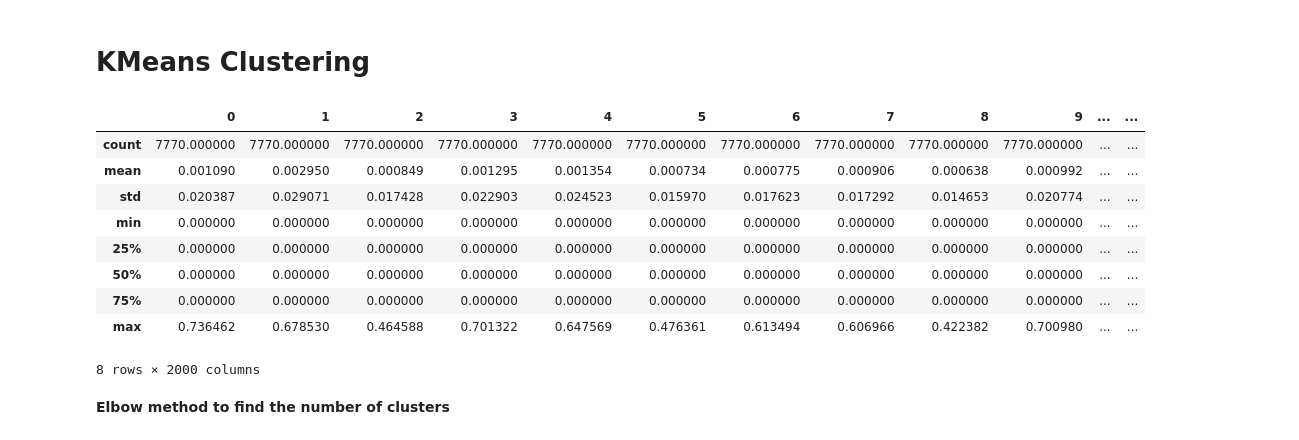
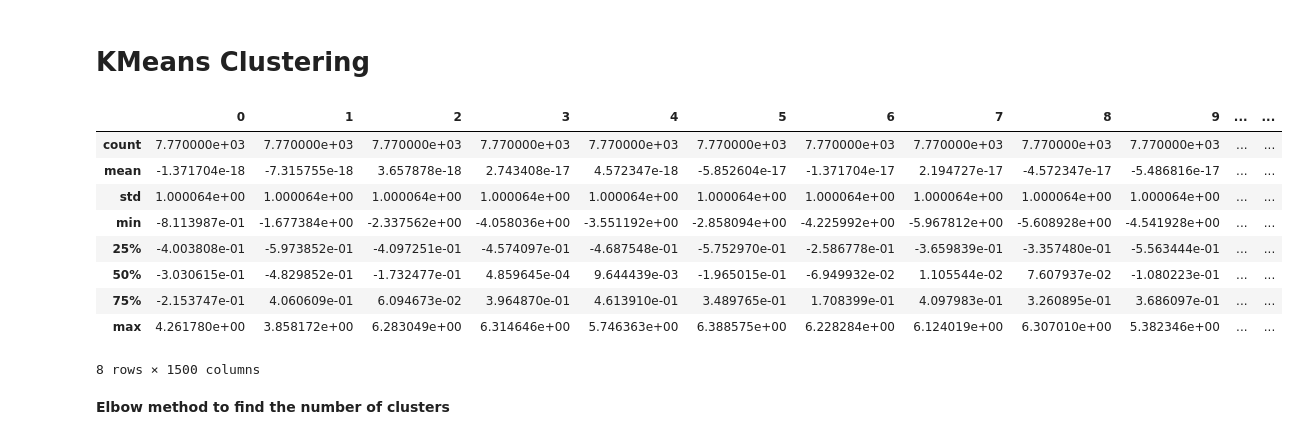
Before and after one commit to charann90/Netflix-Movies-and-TV-Shows-Clustering, a Jupyter notebook: netflix.ipynb, the cells around one changed output. Saved outputs shown, nothing was run; the diff lists cells and outputs as text; code cells hidden in the pictures.

```diff
--- a/netflix.ipynb
+++ b/netflix.ipynb
@@ -763,7 +730,7 @@ Text(0, 0.5, 'eVR')
 # %%
 #dimensionality reduction after getting to know number of components to summarize
 pca=PCA(n_components=1500)
-f_pca=pca.fit_transform(x)
+f_pca=pca.fit_transform(df_all)
 # %%
 f_pca
 # %% [output]
@@ -783,3 +750,3 @@ array([[-1.01966782e-01,  2.23438248e-01, -5.42562270e-02, ...,
 # %%
-y=pd.DataFrame(f_pca)
+y_df=pd.DataFrame(f_pca)
 # %%
@@ -804,24 +771,25 @@ from sklearn.cluster import KMeans
 from sklearn.metrics import silhouette_score
 from sklearn.cluster import AgglomerativeClustering
 # %%
+#scaling the data
 scalar=StandardScaler()
-rescaled=scalar.fit_transform(y)
+rescaled=scalar.fit_transform(y_df)
 scaled_values=rescaled
 # %%
-new=pd.DataFrame(x)
+df2=pd.DataFrame(scaled_values)
 # %%
-new.describe()
+df2.describe()
 # %% [output]
 |  | 0 | 1 | 2 | 3 | 4 | 5 | 6 | 7 | 8 | 9 | ... | ... |
-| count | 7770.000000 | 7770.000000 | 7770.000000 | 7770.000000 | 7770.000000 | 7770.000000 | 7770.000000 | 7770.000000 | 7770.000000 | 7770.000000 | ... | ... |
-| mean | 0.001090 | 0.002950 | 0.000849 | 0.001295 | 0.001354 | 0.000734 | 0.000775 | 0.000906 | 0.000638 | 0.000992 | ... | ... |
-| std | 0.020387 | 0.029071 | 0.017428 | 0.022903 | 0.024523 | 0.015970 | 0.017623 | 0.017292 | 0.014653 | 0.020774 | ... | ... |
-| min | 0.000000 | 0.000000 | 0.000000 | 0.000000 | 0.000000 | 0.000000 | 0.000000 | 0.000000 | 0.000000 | 0.000000 | ... | ... |
-| 25% | 0.000000 | 0.000000 | 0.000000 | 0.000000 | 0.000000 | 0.000000 | 0.000000 | 0.000000 | 0.000000 | 0.000000 | ... | ... |
-| 50% | 0.000000 | 0.000000 | 0.000000 | 0.000000 | 0.000000 | 0.000000 | 0.000000 | 0.000000 | 0.000000 | 0.000000 | ... | ... |
-| 75% | 0.000000 | 0.000000 | 0.000000 | 0.000000 | 0.000000 | 0.000000 | 0.000000 | 0.000000 | 0.000000 | 0.000000 | ... | ... |
-| max | 0.736462 | 0.678530 | 0.464588 | 0.701322 | 0.647569 | 0.476361 | 0.613494 | 0.606966 | 0.422382 | 0.700980 | ... | ... |
+| count | 7.770000e+03 | 7.770000e+03 | 7.770000e+03 | 7.770000e+03 | 7.770000e+03 | 7.770000e+03 | 7.770000e+03 | 7.770000e+03 | 7.770000e+03 | 7.770000e+03 | ... | ... |
+| mean | -1.371704e-18 | -7.315755e-18 | 3.657878e-18 | 2.743408e-17 | 4.572347e-18 | -5.852604e-17 | -1.371704e-17 | 2.194727e-17 | -4.572347e-17 | -5.486816e-17 | ... | ... |
+| std | 1.000064e+00 | 1.000064e+00 | 1.000064e+00 | 1.000064e+00 | 1.000064e+00 | 1.000064e+00 | 1.000064e+00 | 1.000064e+00 | 1.000064e+00 | 1.000064e+00 | ... | ... |
+| min | -8.113987e-01 | -1.677384e+00 | -2.337562e+00 | -4.058036e+00 | -3.551192e+00 | -2.858094e+00 | -4.225992e+00 | -5.967812e+00 | -5.608928e+00 | -4.541928e+00 | ... | ... |
+| 25% | -4.003808e-01 | -5.973852e-01 | -4.097251e-01 | -4.574097e-01 | -4.687548e-01 | -5.752970e-01 | -2.586778e-01 | -3.659839e-01 | -3.357480e-01 | -5.563444e-01 | ... | ... |
+| 50% | -3.030615e-01 | -4.829852e-01 | -1.732477e-01 | 4.859645e-04 | 9.644439e-03 | -1.965015e-01 | -6.949932e-02 | 1.105544e-02 | 7.607937e-02 | -1.080223e-01 | ... | ... |
+| 75% | -2.153747e-01 | 4.060609e-01 | 6.094673e-02 | 3.964870e-01 | 4.613910e-01 | 3.489765e-01 | 1.708399e-01 | 4.097983e-01 | 3.260895e-01 | 3.686097e-01 | ... | ... |
+| max | 4.261780e+00 | 3.858172e+00 | 6.283049e+00 | 6.314646e+00 | 5.746363e+00 | 6.388575e+00 | 6.228284e+00 | 6.124019e+00 | 6.307010e+00 | 5.382346e+00 | ... | ... |
-8 rows × 2000 columns
+8 rows × 1500 columns
 # %% [markdown]
 **Elbow method to find the number of clusters**
 # %%
```
Also changed, not shown: parts of 65 cells of this notebook.
